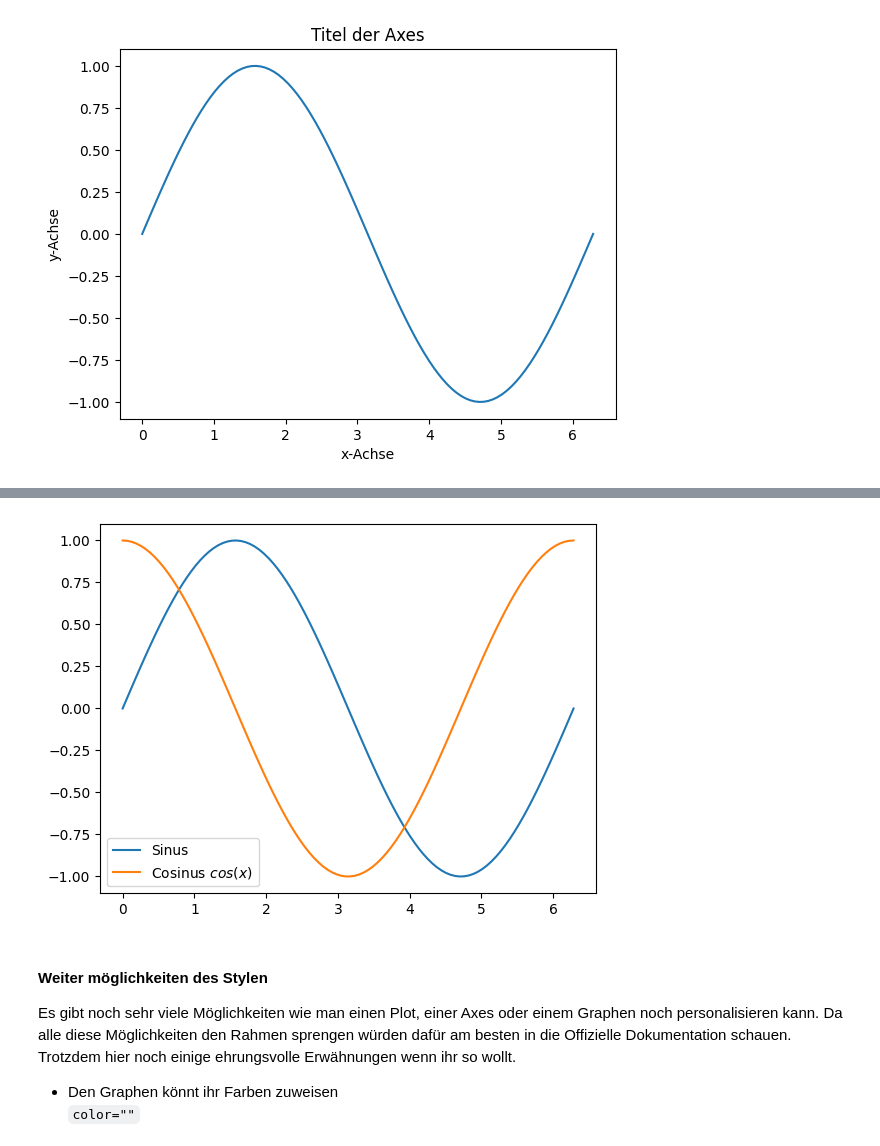
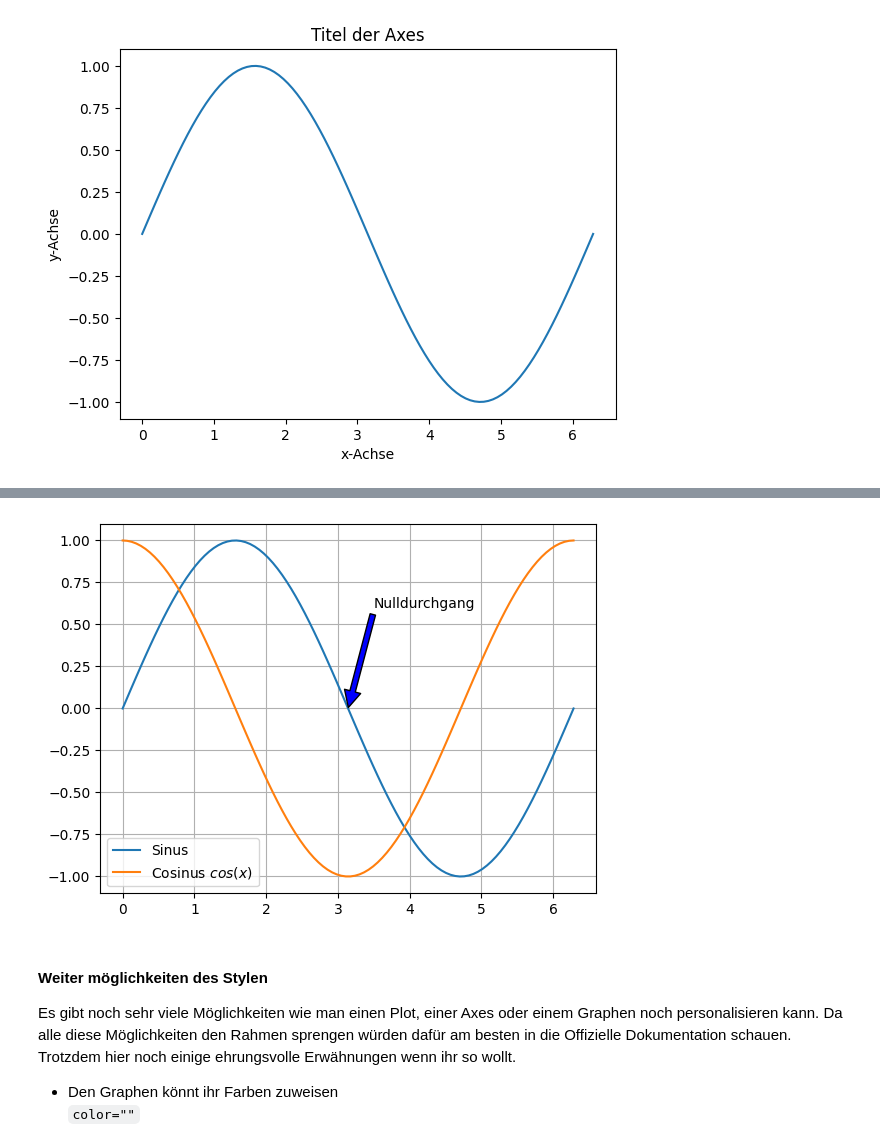
Before and after one commit to LuMaaAstro/Jupyter-Python-Markdown-Webseite, a Jupyter notebook: Matplotlib_Einführung.ipynb, the cells around one changed output, grey strips where cells are left out. Cells and saved outputs as stored; diff of their text form; code cells hidden in the pictures.

```diff
--- a/Matplotlib_Einführung.ipynb
+++ b/Matplotlib_Einführung.ipynb
@@ -264,22 +272,27 @@ Dies soll nur Simbolisieren das Matplotlib Latex versteht.
 # %%
 import matplotlib.pyplot as plt
 import numpy as np
 
 # Data for plotting
 x = np.linspace(0, 2*np.pi, 100)
 y = np.sin(x)
 y1 = np.cos(x)
 
 fig, ax = plt.subplots()
 
 
 ax.plot(x, y, label="Sinus")
 ax.plot(x, y1, label='Cosinus $cos(x)$')
 ax.legend()
+ax.grid(True)
+
+ax.annotate('Nulldurchgang', xy=(np.pi, 0), xytext=(3.5, 0.6),
+            arrowprops=dict(facecolor='blue', shrink=0.01),
+            )
 
 plt.show()
 # %% [output]
-[figure, old version]
+[figure, new version]
 # %% [markdown]
 #### Weiter möglichkeiten des Stylen
 
```
Also changed, not shown: parts of 3 cells of this notebook, 4 other files.
